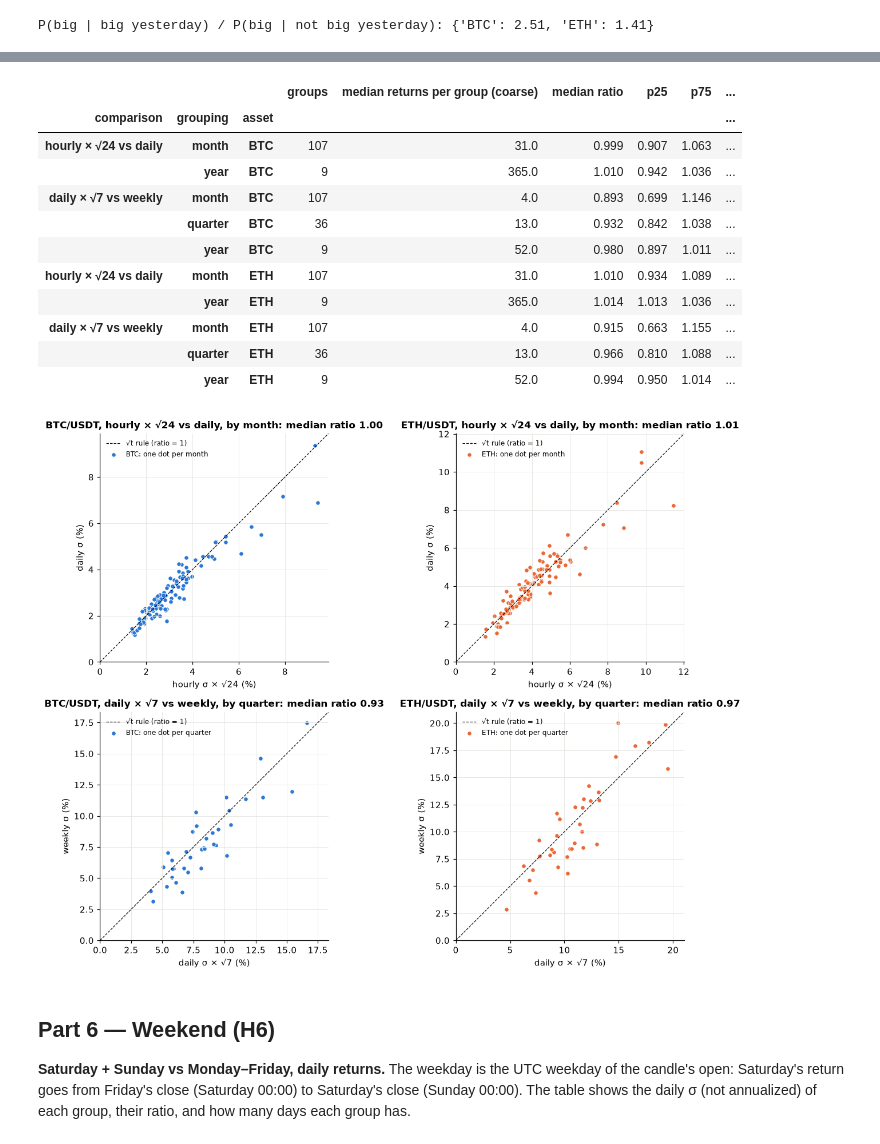
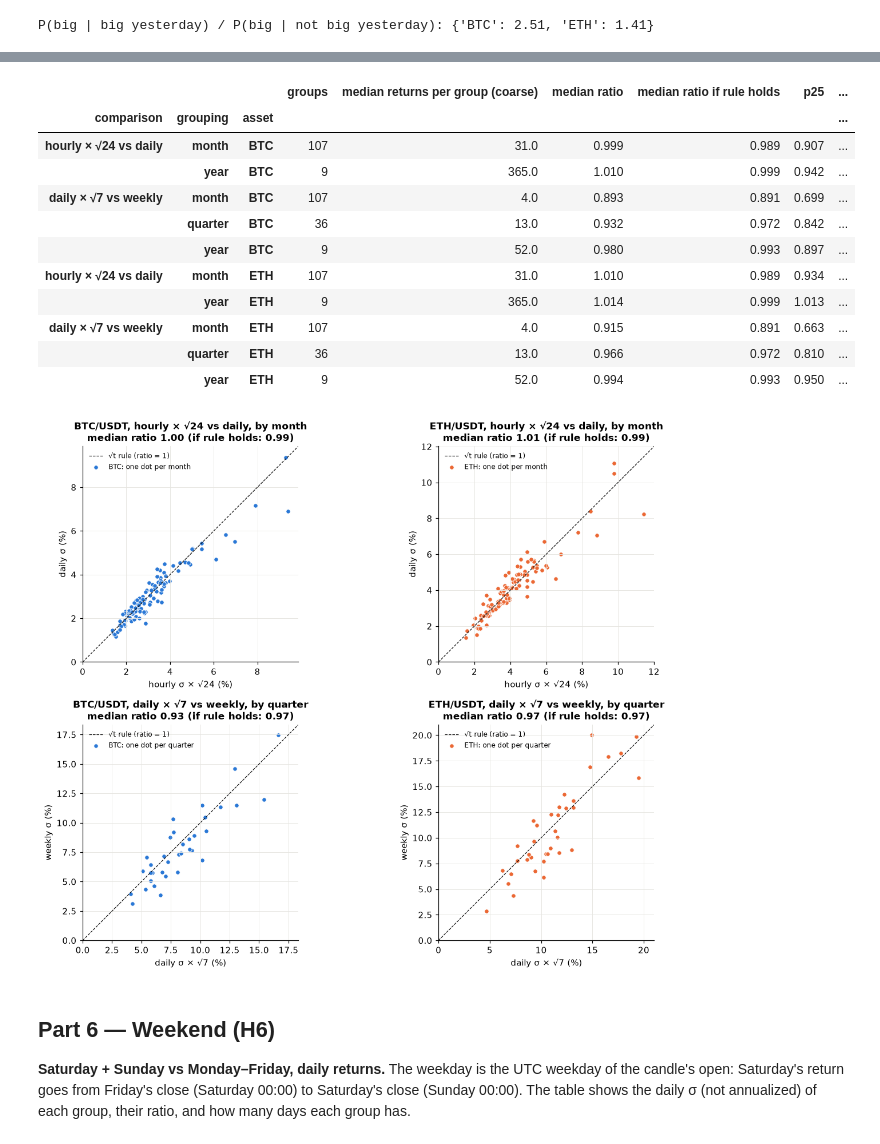
Before and after one commit to Alvarado-Maganna/crypto-quant-lab, a Jupyter notebook: notebooks/09_volatility.ipynb, the cells around one changed output, grey strips where cells are left out. Drawn from its saved outputs; the diff is of its cells as text; code cells hidden in the pictures.

```diff
--- a/notebooks/09_volatility.ipynb
+++ b/notebooks/09_volatility.ipynb
@@ -404,6 +409,9 @@ days in the tails visible. Days beyond ±8 are counted in the text, not drawn.
 bins = np.arange(-8, 8.25, 0.25)
 grid = np.linspace(-8, 8, 400)
 normal_pdf = np.exp(-grid ** 2 / 2) / math.sqrt(2 * math.pi)
+DF = WINDOW - 1
+t_pdf = np.exp(math.lgamma((DF + 1) / 2) - math.lgamma(DF / 2) - 0.5 * math.log(DF * math.pi)
+               - (DF + 1) / 2 * np.log1p(grid ** 2 / DF))
 fig, axes = plt.subplots(2, 2, figsize=(12, 7), sharex=True)
 for col, a in enumerate(SYMBOLS):
     zz = z[a].dropna()
@@ -413,6 +421,7 @@ for col, a in enumerate(SYMBOLS):
         ax.hist(zz.clip(-8, 8), bins=bins, density=True, color=COLORS[a], alpha=0.85,
                 edgecolor="white", linewidth=0.5, label=f"{a}: z past-only")
         ax.plot(grid, normal_pdf, color="#0b0b0b", lw=1.2, ls="--", label="standard normal")
+        ax.plot(grid, t_pdf, color="#0b0b0b", lw=1.2, ls=":", label="t(29)")
         if log:
             ax.set_yscale("log")
             ax.set_ylim(1e-4, 1)
@@ -599,6 +615,7 @@ for a in SYMBOLS:
         acfs[(a, name)], n_obs[(a, name)] = acf(series, max_lag=20)
 acf_table = pd.DataFrame(acfs)
 band = 1.96 / math.sqrt(min(n_obs.values()))
+robust = pd.DataFrame({a: acf_robust_band(daily[a], max_lag=20) for a in SYMBOLS})
 
 fig, axes = plt.subplots(1, 2, figsize=(12, 4), sharey=True)
 for ax, name in zip(axes, ["r", "|r|"]):
@@ -608,6 +625,11 @@ for ax, name in zip(axes, ["r", "|r|"]):
         lags = acf_table.index + offset
         ax.vlines(lags, 0, acf_table[(a, name)], color=COLORS[a], lw=2)
         ax.plot(lags, acf_table[(a, name)], "o", color=COLORS[a], ms=4, label=f"{a}/USDT")
+    if name == "r":
+        for a, ls in [("BTC", "-"), ("ETH", "--")]:
+            ax.step(acf_table.index, robust[a], where="mid", color="#0b0b0b", lw=0.9, ls=ls,
+                    label=f"robust 95% band, {a}")
+            ax.step(acf_table.index, -robust[a], where="mid", color="#0b0b0b", lw=0.9, ls=ls)
     ax.set_title(f"Autocorrelation of daily {name}")
     ax.set_xlabel("lag (days)")
     ax.set_xticks(range(1, 21))
@@ -616,7 +638,9 @@ axes[0].legend(frameon=False, fontsize=8)
 fig.tight_layout()
 plt.show()
 
-outside = (acf_table.abs() > band).sum().rename("lags outside the band (of 20)")
+outside = (acf_table.abs() > band).sum().rename("outside ±1.96/√n (i.i.d.)")
+outside_robust = pd.Series({(a, "r"): int((acf_table[(a, "r")].abs() > robust[a]).sum()) for a in SYMBOLS},
+                           name="outside robust band")
 print(f"n = {n_obs}")
-pd.concat([acf_table.round(3).T, outside], axis=1)
+pd.concat([acf_table.round(3).T, outside, outside_robust], axis=1).astype({"outside robust band": "Int64"})
 # %% [output]
@@ -691,11 +724,6 @@ normal data its expected value is about 0.92–0.94 σ). The scatter therefore g
 # %%
 def naive(index):
     return index.tz_localize(None)
-
-
-def week_sunday(index):
-    """The Sunday (date) that ends the Monday-Sunday UTC week of each timestamp."""
-    return naive(index).to_period("W-SUN").end_time.normalize()
 
 
 def group_series(labels, index):
@@ -721,47 +749,52 @@ for a in SYMBOLS:
 sqrt_rows = []
 for (comparison, grouping, a), out in comparisons.items():
     q = out["ratio_coarse_over_scaled"]
+    null = pd.DataFrame([sqrt_t_null_ratio(int(n)) for n in out["n_coarse"]], columns=["median", "p_above"])
     sqrt_rows.append({"comparison": comparison, "grouping": grouping, "asset": a,
                       "groups": len(out), "median returns per group (coarse)": out["n_coarse"].median(),
-                      "median ratio": q.median(), "p25": q.quantile(0.25), "p75": q.quantile(0.75),
-                      "share of groups with ratio > 1 (%)": 100 * (q > 1).mean()})
+                      "median ratio": q.median(), "median ratio if rule holds": null["median"].median(),
+                      "p25": q.quantile(0.25), "p75": q.quantile(0.75),
+                      "share > 1 (%)": 100 * (q > 1).mean(),
+                      "share > 1 if rule holds (%)": 100 * null["p_above"].mean()})
 sqrt_table = pd.DataFrame(sqrt_rows).set_index(["comparison", "grouping", "asset"])
 sqrt_table.round(3)
 # %% [output]
-|  |  |  | groups | median returns per group (coarse) | median ratio | p25 | p75 | ... |
+|  |  |  | groups | median returns per group (coarse) | median ratio | median ratio if rule holds | p25 | ... |
 | comparison | grouping | asset |  |  |  |  |  | ... |
-| hourly × √24 vs daily | month | BTC | 107 | 31.0 | 0.999 | 0.907 | 1.063 | ... |
-|  | year | BTC | 9 | 365.0 | 1.010 | 0.942 | 1.036 | ... |
-| daily × √7 vs weekly | month | BTC | 107 | 4.0 | 0.893 | 0.699 | 1.146 | ... |
-|  | quarter | BTC | 36 | 13.0 | 0.932 | 0.842 | 1.038 | ... |
-|  | year | BTC | 9 | 52.0 | 0.980 | 0.897 | 1.011 | ... |
-| hourly × √24 vs daily | month | ETH | 107 | 31.0 | 1.010 | 0.934 | 1.089 | ... |
-|  | year | ETH | 9 | 365.0 | 1.014 | 1.013 | 1.036 | ... |
-| daily × √7 vs weekly | month | ETH | 107 | 4.0 | 0.915 | 0.663 | 1.155 | ... |
-|  | quarter | ETH | 36 | 13.0 | 0.966 | 0.810 | 1.088 | ... |
-|  | year | ETH | 9 | 52.0 | 0.994 | 0.950 | 1.014 | ... |
+| hourly × √24 vs daily | month | BTC | 107 | 31.0 | 0.999 | 0.989 | 0.907 | ... |
+|  | year | BTC | 9 | 365.0 | 1.010 | 0.999 | 0.942 | ... |
+| daily × √7 vs weekly | month | BTC | 107 | 4.0 | 0.893 | 0.891 | 0.699 | ... |
+|  | quarter | BTC | 36 | 13.0 | 0.932 | 0.972 | 0.842 | ... |
+|  | year | BTC | 9 | 52.0 | 0.980 | 0.993 | 0.897 | ... |
+| hourly × √24 vs daily | month | ETH | 107 | 31.0 | 1.010 | 0.989 | 0.934 | ... |
+|  | year | ETH | 9 | 365.0 | 1.014 | 0.999 | 1.013 | ... |
+| daily × √7 vs weekly | month | ETH | 107 | 4.0 | 0.915 | 0.891 | 0.663 | ... |
+|  | quarter | ETH | 36 | 13.0 | 0.966 | 0.972 | 0.810 | ... |
+|  | year | ETH | 9 | 52.0 | 0.994 | 0.993 | 0.950 | ... |
 # %%
 fig, axes = plt.subplots(2, 2, figsize=(12, 9))
 panels = [("hourly × √24 vs daily", "month", "hourly σ × √24 (%)", "daily σ (%)"),
           ("daily × √7 vs weekly", "quarter", "daily σ × √7 (%)", "weekly σ (%)")]
 for row, (comparison, grouping, xlabel, ylabel) in enumerate(panels):
     for col, a in enumerate(SYMBOLS):
         ax = axes[row, col]
         out = comparisons[(comparison, grouping, a)]
         x, y = 100 * out["scaled_fine_vol"], 100 * out["coarse_vol"]
         top = 1.05 * max(x.max(), y.max())
         ax.plot([0, top], [0, top], color="#0b0b0b", lw=0.8, ls="--", label="√t rule (ratio = 1)")
         ax.scatter(x, y, s=24, color=COLORS[a], edgecolor="white", linewidth=0.6,
                    label=f"{a}: one dot per {grouping}")
         ax.set_xlim(0, top); ax.set_ylim(0, top); ax.set_aspect("equal")
         med = sqrt_table.loc[(comparison, grouping, a), "median ratio"]
-        ax.set_title(f"{a}/USDT, {comparison}, by {grouping}: median ratio {med:.2f}")
+        null_med = sqrt_table.loc[(comparison, grouping, a), "median ratio if rule holds"]
+        ax.set_title(f"{a}/USDT, {comparison}, by {grouping}\nmedian ratio {med:.2f} "
+                     f"(if rule holds: {null_med:.2f})")
         ax.set_xlabel(xlabel); ax.set_ylabel(ylabel)
         ax.legend(frameon=False, fontsize=8, loc="upper left")
 fig.tight_layout()
 plt.show()
 # %% [output]
-[figure, old version]
+[figure, new version]
 # %% [markdown]
 ## Part 6 — Weekend (H6)
 
```
Also changed, not shown: parts of 15 cells of this notebook, 3 other files.
